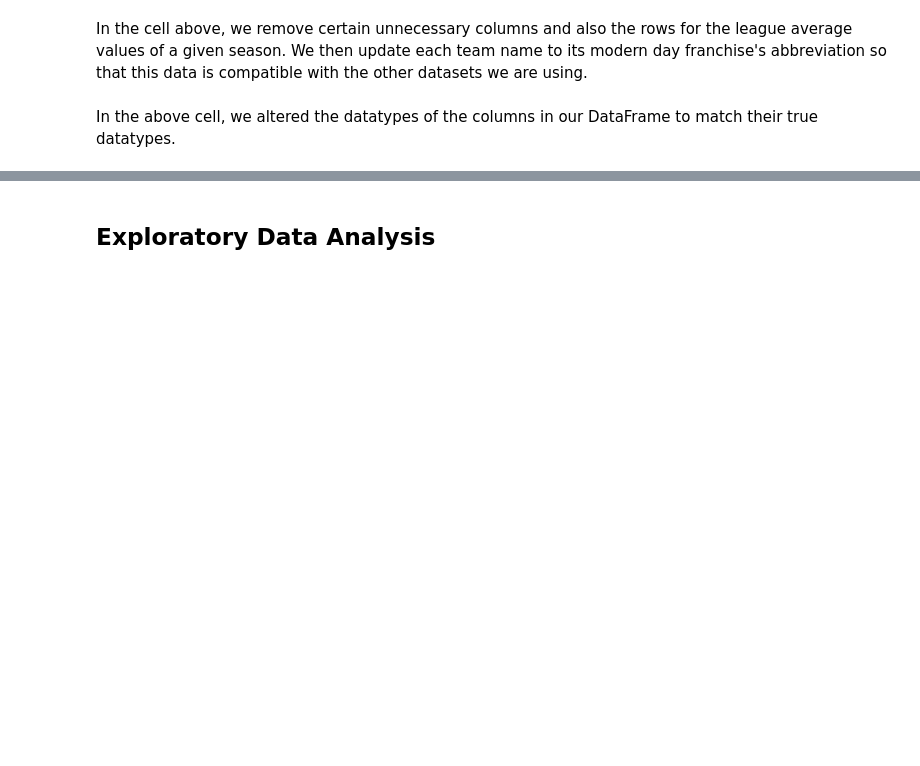
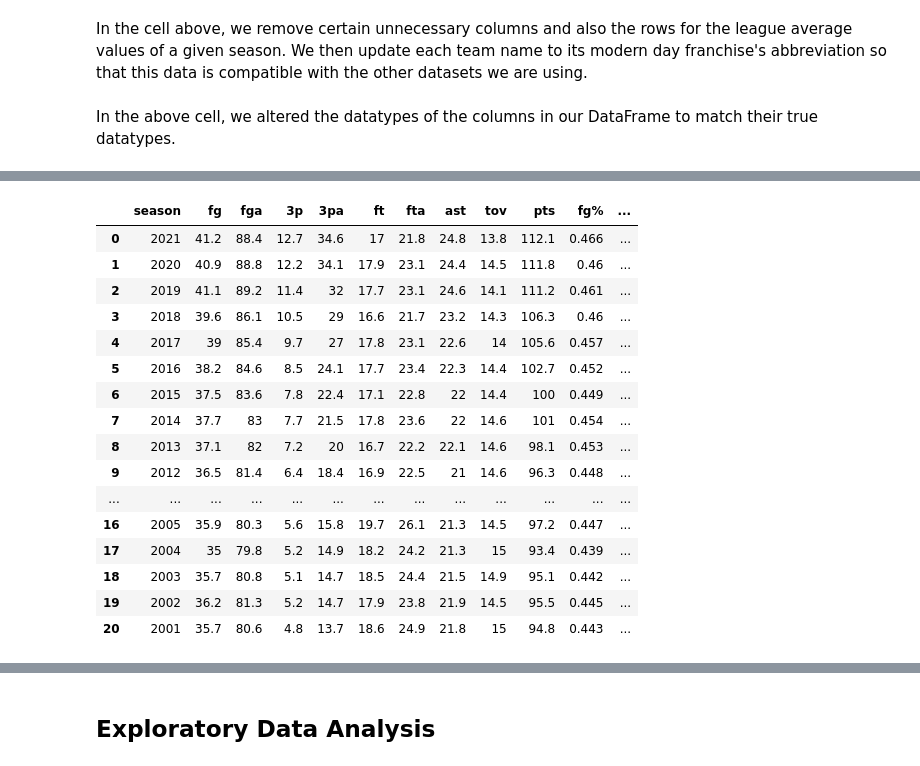
Before and after one commit to MAhram1/INFO-2950-Project, a Jupyter notebook: proj.ipynb, the cells around one changed output, grey strips where cells are left out. Drawn from its saved outputs; the diff is of its cells as text; code cells hidden in the pictures; blank space fills up the shorter version.

```diff
--- a/proj.ipynb
+++ b/proj.ipynb
@@ -406,0 +468,25 @@ In the above cell, we altered the datatypes of the columns in our DataFrame to m
+# %%
+# Converting Season column values to be the same as in our other dfs
+for i in np.arange(len(lg_avg_teamstats)):
+    lg_avg_teamstats.loc[i,'Season'] = int(lg_avg_teamstats.loc[i,'Season'][-2:])+2000
+# Making all columns lowercase
+lg_avg_teamstats.columns = [j.lower() for j in lg_avg_teamstats.columns]
+lg_avg_teamstats
+# %% [output]
+|  | season | fg | fga | 3p | 3pa | ft | fta | ast | tov | pts | fg% | ... |
+| 0 | 2021 | 41.2 | 88.4 | 12.7 | 34.6 | 17 | 21.8 | 24.8 | 13.8 | 112.1 | 0.466 | ... |
+| 1 | 2020 | 40.9 | 88.8 | 12.2 | 34.1 | 17.9 | 23.1 | 24.4 | 14.5 | 111.8 | 0.46 | ... |
+| 2 | 2019 | 41.1 | 89.2 | 11.4 | 32 | 17.7 | 23.1 | 24.6 | 14.1 | 111.2 | 0.461 | ... |
+| 3 | 2018 | 39.6 | 86.1 | 10.5 | 29 | 16.6 | 21.7 | 23.2 | 14.3 | 106.3 | 0.46 | ... |
+| 4 | 2017 | 39 | 85.4 | 9.7 | 27 | 17.8 | 23.1 | 22.6 | 14 | 105.6 | 0.457 | ... |
+| 5 | 2016 | 38.2 | 84.6 | 8.5 | 24.1 | 17.7 | 23.4 | 22.3 | 14.4 | 102.7 | 0.452 | ... |
+| 6 | 2015 | 37.5 | 83.6 | 7.8 | 22.4 | 17.1 | 22.8 | 22 | 14.4 | 100 | 0.449 | ... |
+| 7 | 2014 | 37.7 | 83 | 7.7 | 21.5 | 17.8 | 23.6 | 22 | 14.6 | 101 | 0.454 | ... |
+| 8 | 2013 | 37.1 | 82 | 7.2 | 20 | 16.7 | 22.2 | 22.1 | 14.6 | 98.1 | 0.453 | ... |
+| 9 | 2012 | 36.5 | 81.4 | 6.4 | 18.4 | 16.9 | 22.5 | 21 | 14.6 | 96.3 | 0.448 | ... |
+| ... | ... | ... | ... | ... | ... | ... | ... | ... | ... | ... | ... | ... |
+| 16 | 2005 | 35.9 | 80.3 | 5.6 | 15.8 | 19.7 | 26.1 | 21.3 | 14.5 | 97.2 | 0.447 | ... |
+| 17 | 2004 | 35 | 79.8 | 5.2 | 14.9 | 18.2 | 24.2 | 21.3 | 15 | 93.4 | 0.439 | ... |
+| 18 | 2003 | 35.7 | 80.8 | 5.1 | 14.7 | 18.5 | 24.4 | 21.5 | 14.9 | 95.1 | 0.442 | ... |
+| 19 | 2002 | 36.2 | 81.3 | 5.2 | 14.7 | 17.9 | 23.8 | 21.9 | 14.5 | 95.5 | 0.445 | ... |
+| 20 | 2001 | 35.7 | 80.6 | 4.8 | 13.7 | 18.6 | 24.9 | 21.8 | 15 | 94.8 | 0.443 | ... |
```
Also changed, not shown: parts of 21 cells of this notebook.
